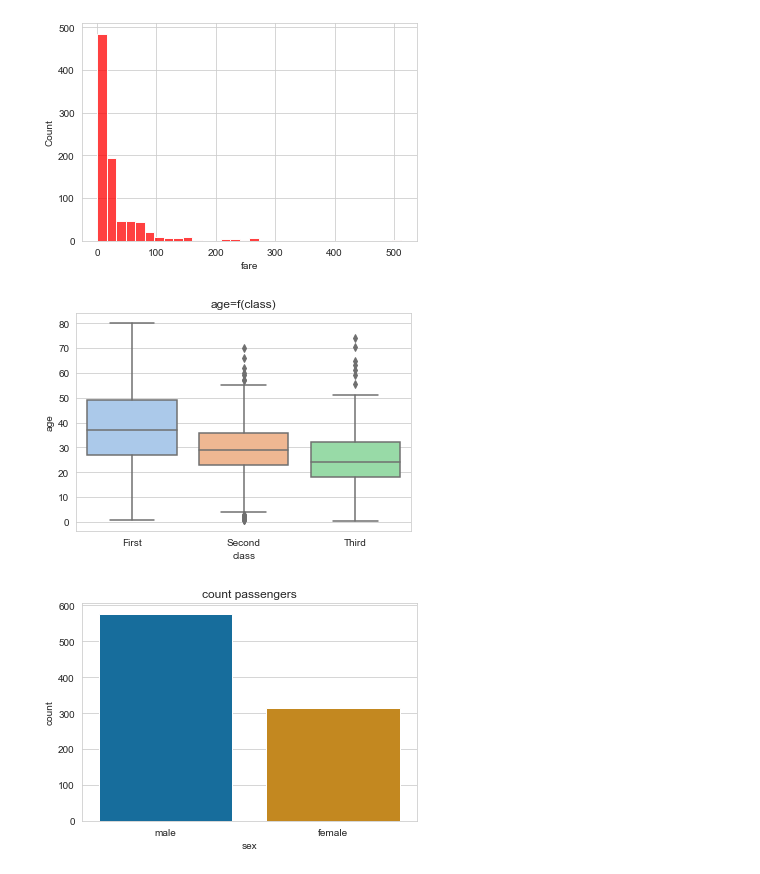
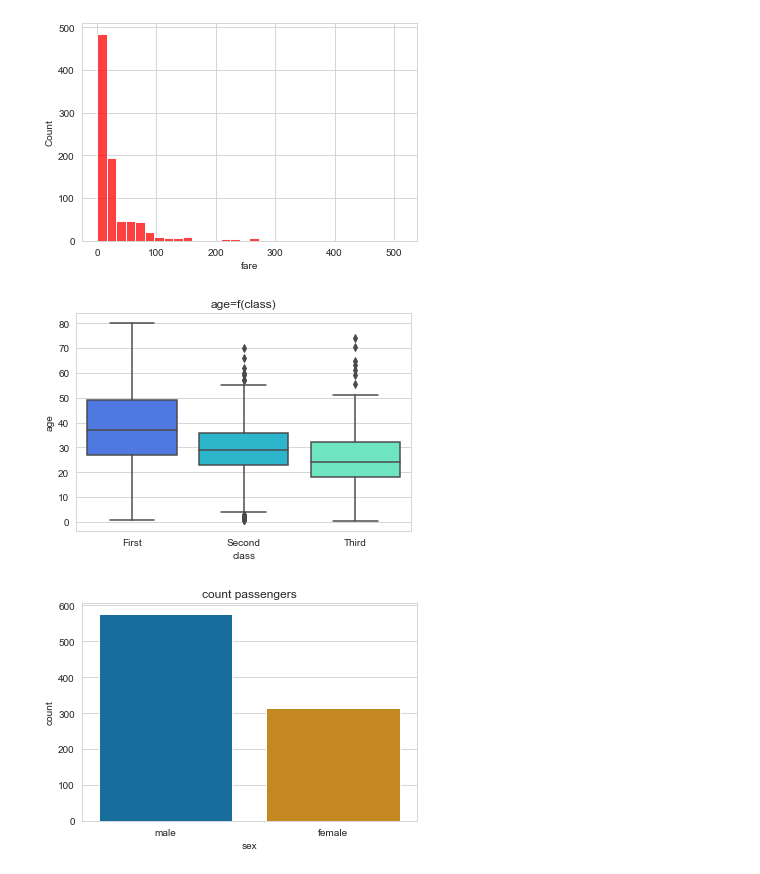
Before and after one commit to ClaudiaUntesu/Ecole-IA-Microsoft, a Jupyter notebook: TP_Seaborn_Titanic_moi.ipynb, the cells around one changed output. Cells and saved outputs as stored; diff of their text form; code cells hidden in the pictures.

```diff
--- a/TP_Seaborn_Titanic_moi.ipynb
+++ b/TP_Seaborn_Titanic_moi.ipynb
@@ -84,25 +85,25 @@ plt.show()
 # %%
 # CODE HERE
 # REPLICATE EXERCISE PLOT IMAGE BELOW
 # BE CAREFUL NOT TO OVERWRITE CELL BELOW
 # THAT WOULD REMOVE THE EXERCISE PLOT IMAGE!
 
 # wiskers/ boxplot
 
 # Boxplot est un moyen pratique de visualiser la distribution des données à travers leurs quartiles.
 # Les boîtes à moustaches ont généralement des lignes verticales s'étendant des boîtes qui sont appelées moustaches.
 # Ces moustaches indiquent une variabilité en dehors des quartiles supérieur et inférieur, donc
 # Les boîtes à moustaches sont également appelées boîte à moustaches et boîte à moustaches.
 # Toutes les valeurs aberrantes dans les données sont tracées sous forme de points individuels.
 
 
 #my_pal = {"bluesky": "First", "setosa": "Second", "virginica":"Third"}
 
-sns.set_palette("pastel")
+sns.set_palette("rainbow")
 p3= sns.boxplot(x="class", y="age", data=titanic).set_title('age=f(class)')
 plt.show()
 # %% [output]
-[figure, old version]
+[figure, new version]
 # %%
 #TBD
 # %%
```
Also changed, not shown: parts of 1 cell of this notebook.
